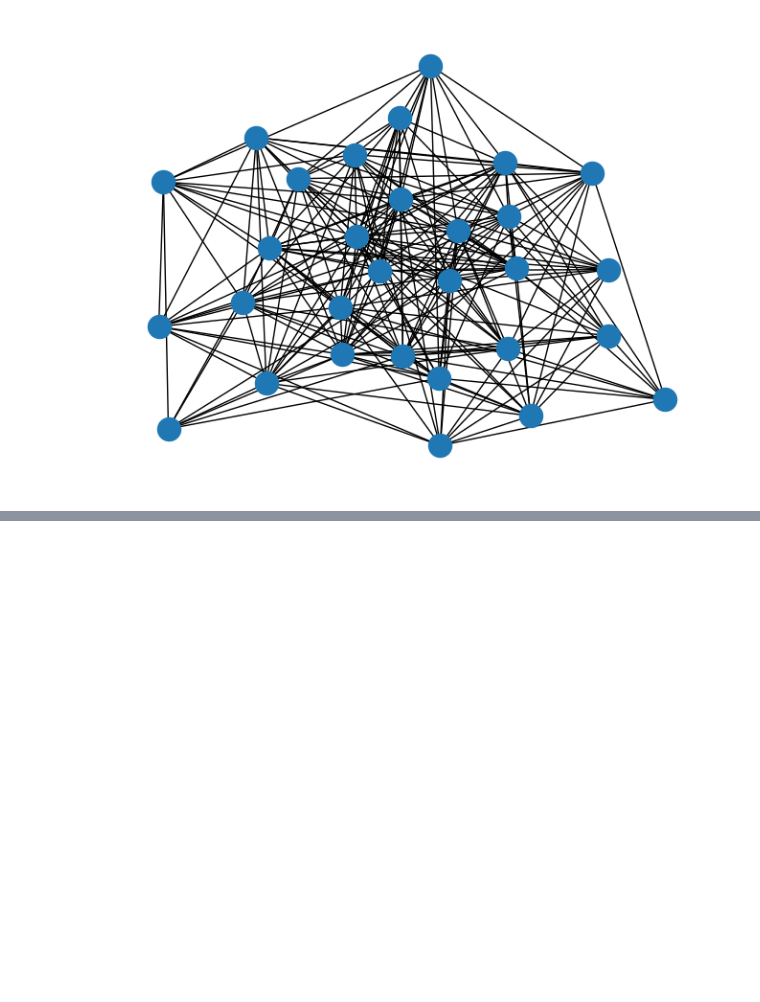
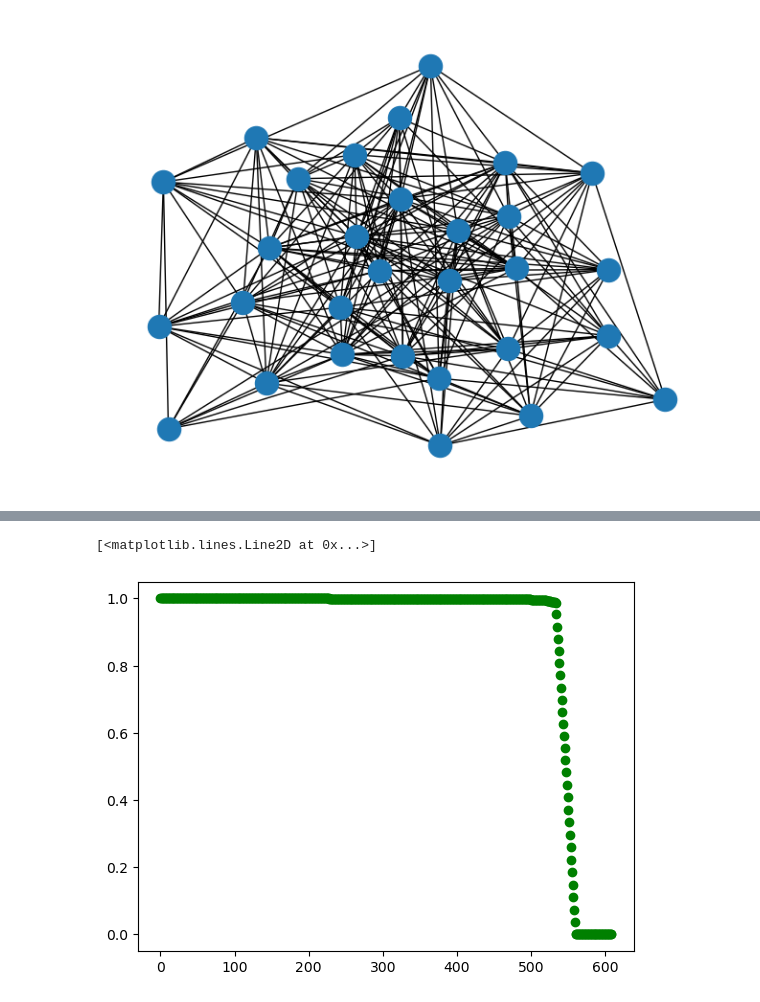
Before and after one commit to stringtherapy/hackathon, a Jupyter notebook: submission/classical_example.ipynb, the cells around one changed output, grey strips where cells are left out. Saved outputs shown, nothing was run; the diff lists cells and outputs as text; code cells hidden in the pictures; blank space fills up the shorter version.

```diff
--- a/submission/classical_example.ipynb
+++ b/submission/classical_example.ipynb
@@ -173,0 +213,5 @@ for k in range(n_exp):
+# %%
+plt.plot(qs/qs[0],'go')
+# %% [output]
+[<matplotlib.lines.Line2D at 0x...>]
+[figure, added]
```
Also changed, not shown: parts of 14 cells of this notebook.
